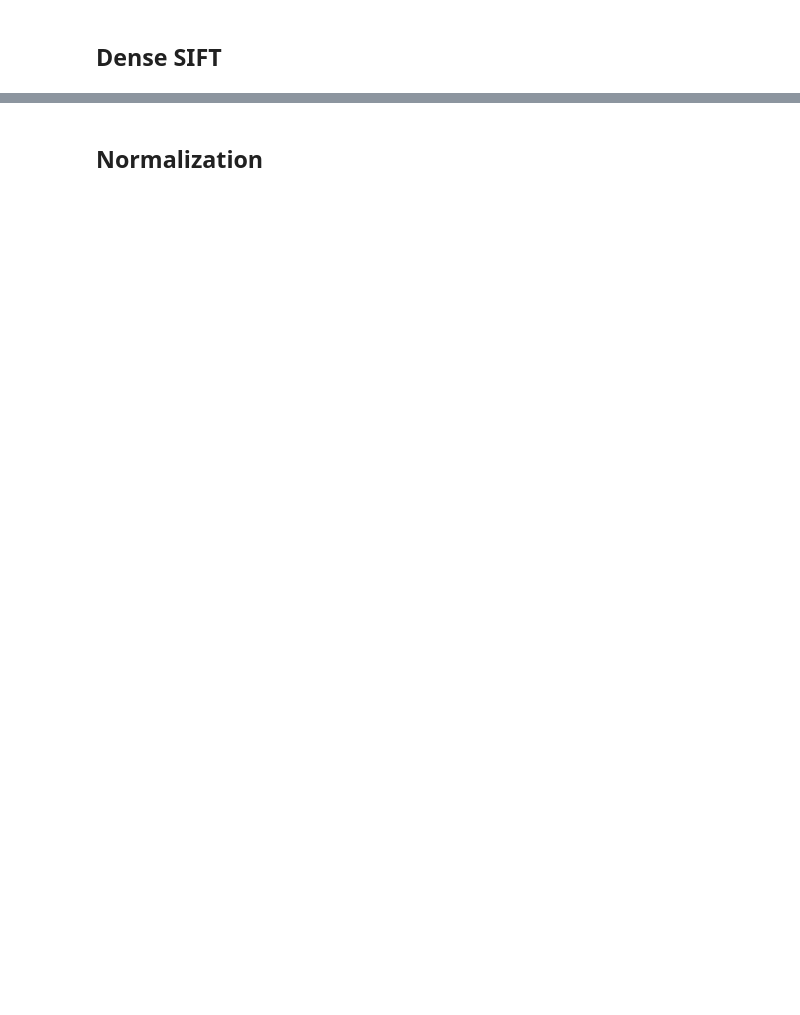
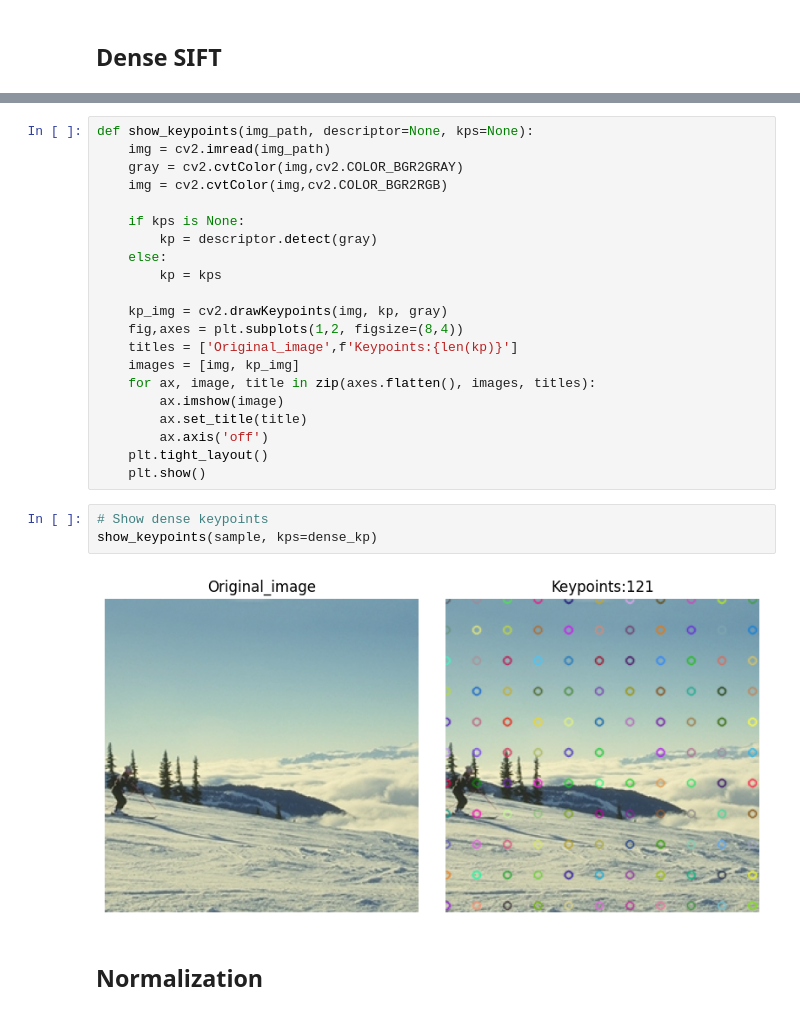
Before and after one commit to alex21th/MCV-M3-Project, a Jupyter notebook: W2/BagofVisualWords_WK2.ipynb, the cells around one changed output, grey strips where cells are left out. Drawn from its saved outputs; the diff is of its cells as text; blank space fills up the shorter version.

```diff
--- a/W2/BagofVisualWords_WK2.ipynb
+++ b/W2/BagofVisualWords_WK2.ipynb
@@ -118,2 +144,28 @@ Total number of training samples: 1881
+# %%
+def show_keypoints(img_path, descriptor=None, kps=None):
+    img = cv2.imread(img_path)
+    gray = cv2.cvtColor(img,cv2.COLOR_BGR2GRAY)
+    img = cv2.cvtColor(img,cv2.COLOR_BGR2RGB)
+
+    if kps is None:
+        kp = descriptor.detect(gray)
+    else:
+        kp = kps
+
+    kp_img = cv2.drawKeypoints(img, kp, gray)
+    fig,axes = plt.subplots(1,2, figsize=(8,4))
+    titles = ['Original_image',f'Keypoints:{len(kp)}']
+    images = [img, kp_img]
+    for ax, image, title in zip(axes.flatten(), images, titles):
+        ax.imshow(image)
+        ax.set_title(title)
+        ax.axis('off')
+    plt.tight_layout()
+    plt.show()
+# %%
+# Show dense keypoints
+show_keypoints(sample, kps=dense_kp)
+# %% [output]
+[figure, added]
 # %% [markdown]
 ## Normalization <a id="normalization"></a>
```
Also changed, not shown: parts of 10 cells of this notebook, 2 other files.
